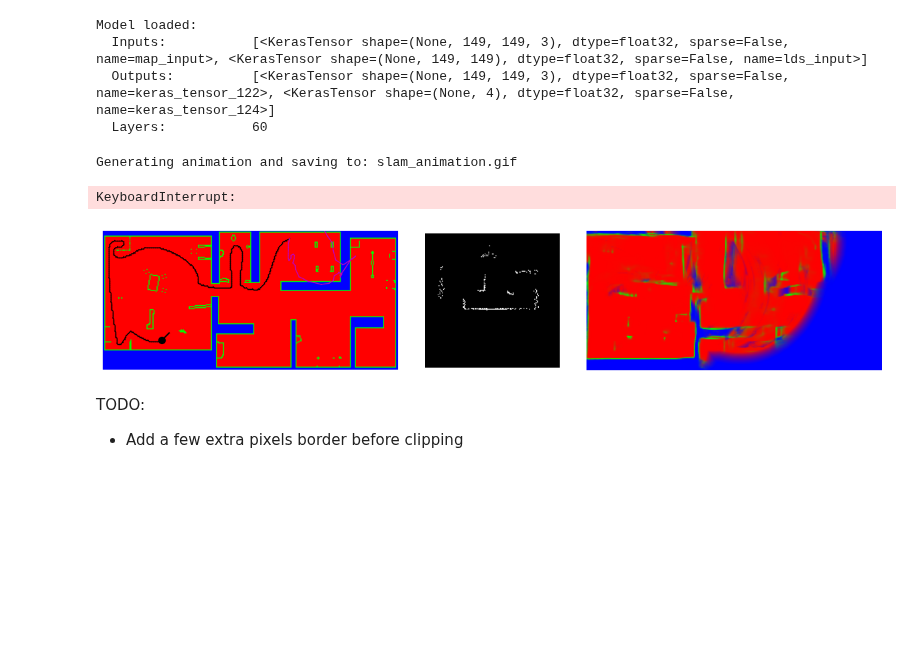
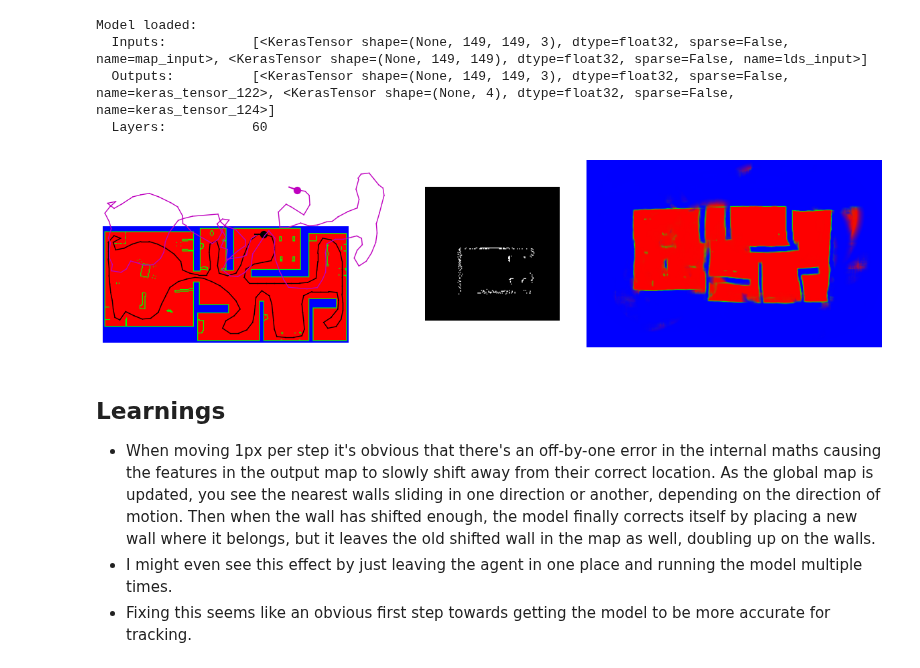
Before and after one commit to malcolmlett/robovac, a Jupyter notebook: Experiment_SLAM_Animation_2.ipynb, the cells around one changed output. Drawn from its saved outputs; the diff is of its cells as text; code cells hidden in the pictures; blank space fills up the shorter version.

```diff
--- a/Experiment_SLAM_Animation_2.ipynb
+++ b/Experiment_SLAM_Animation_2.ipynb
@@ -115,24 +115,29 @@ Model loaded:
   Layers:           60
 # %%
 reload(slam_operations)
-step_size = 1 * lds.__PIXEL_SIZE__
+step_size = 10 * lds.__PIXEL_SIZE__
 floorplan = slam_data.load_floorplan('repo/data/experimental-floorplan2-with-trajectory.png')
 contour_px = slam_operations.load_trajectory_pxcoords('repo/data/experimental-floorplan2-with-trajectory.png')
 trajectory_coords, trajectory_angles = slam_operations.sample_trajectory(contour_px, step_size=step_size)
 
 #indices = slice(0, 50)
 #indices = slice(0, trajectory_coords.shape[0], 5)
-indices = slice(0, trajectory_coords.shape[0])
+#indices = slice(0, trajectory_coords.shape[0])
+#trajectory_coords = trajectory_coords[indices]
+#trajectory_angles = trajectory_angles[indices]
 
-#slam_operations.animate_slam(floorplan, trajectory_coords[indices], trajectory_angles[indices], model,
-#                             state_follows='true', map_update_mode='mask-merge', clip=False)
 
-slam_operations.animate_slam(floorplan, trajectory_coords[indices], trajectory_angles[indices], model, filename='slam_animation.gif',
-                             state_follows='true', map_update_mode='mask-merge', clip=False, fps=5)
+# Animate directly on screen
+slam_operations.animate_slam(floorplan, trajectory_coords, trajectory_angles, model,
+                             state_follows='true', map_update_mode='mask-merge', clip=False)
+
+# Generate GIF
+#slam_operations.animate_slam(floorplan, trajectory_coords, trajectory_angles, model, filename='slam_animation.gif',
+#                             state_follows='true', map_update_mode='mask-merge', clip=False, fps=5)
 # %% [output]
-Generating animation and saving to: slam_animation.gif
-KeyboardInterrupt:
-[figure, old version]
+[figure, new version]
-# %% [markdown]
-TODO:
-* Add a few extra pixels border before clipping
+# %% [markdown]
+## Learnings
+* When moving 1px per step it's obvious that there's an off-by-one error in the internal maths causing the features in the output map to slowly shift away from their correct location. As the global map is updated, you see the nearest walls sliding in one direction or another, depending on the direction of motion. Then when the wall has shifted enough, the model finally corrects itself by placing a new wall where it belongs, but it leaves the old shifted wall in the map as well, doubling up on the walls.
+* I might even see this effect by just leaving the agent in one place and running the model multiple times.
+* Fixing this seems like an obvious first step towards getting the model to be more accurate for tracking.
```
Also changed, not shown: parts of 1 cell of this notebook.
